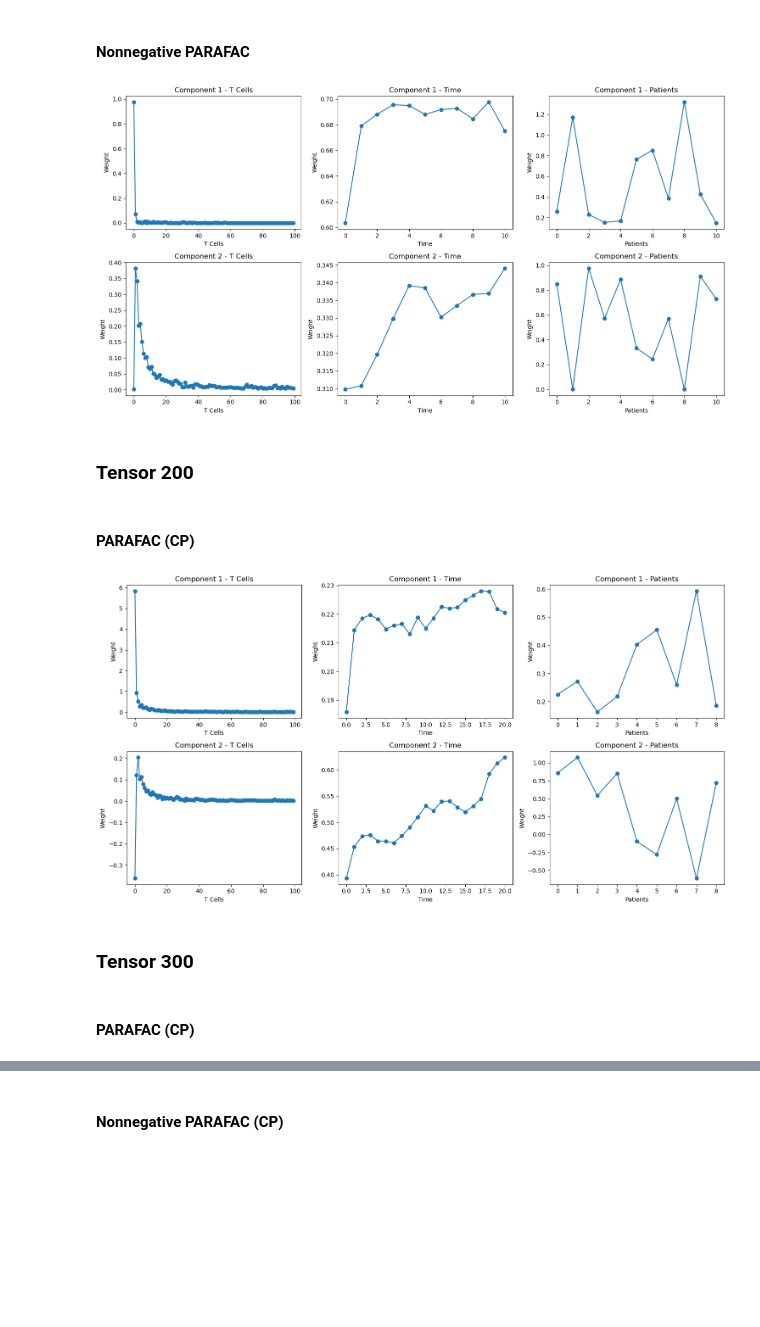
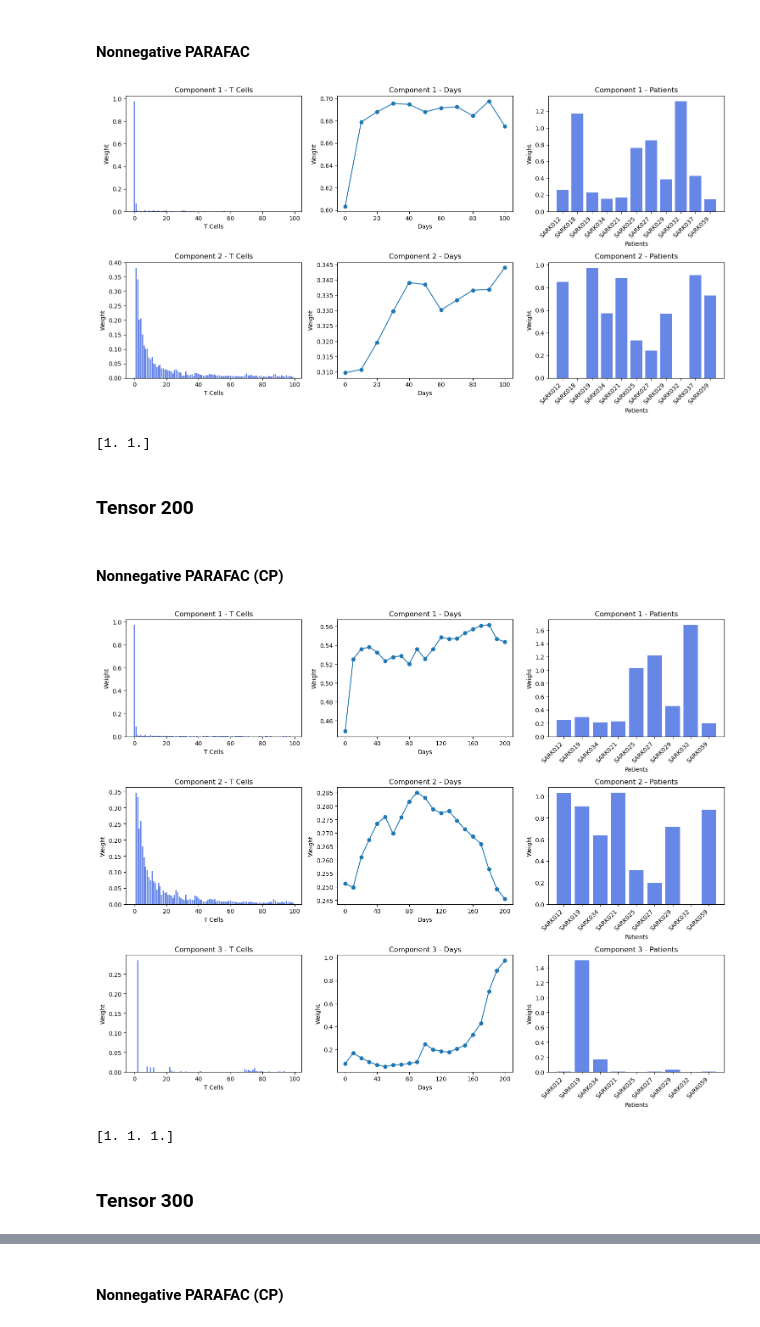
Before and after one commit to pablovadillo/Tensordecomposition, a Jupyter notebook: CP_decomposition.ipynb, the cells around one changed output, grey strips where cells are left out. Saved outputs shown, nothing was run; the diff lists cells and outputs as text; code cells hidden in the pictures; blank space fills up the shorter version.

Commit message:
Simulation, and updated DIFFIT and CP_Decomposition

```diff
--- a/CP_decomposition.ipynb
+++ b/CP_decomposition.ipynb
@@ -100,8 +105,8 @@ visualization_error(non_negative_parafac)
 # %% [markdown]
 ## Decompositions
 # %%
-def decomposition_visualization(factors):
-    factor_labels = ["T Cells", "Time", "Patients"]
+def decomposition_visualization(factors, patients):
+    factor_labels = ["T Cells", "Days", "Patients"]
     x_labels = [range(f.shape[0]) for f in factors]
 
     num_components = factors[0].shape[1]
@@ -111,10 +116,31 @@ def decomposition_visualization(factors):
     for component in range(num_components):
         for dim in range(3):
             ax = axes[component, dim]
-            ax.plot(x_labels[dim], factors[dim][:, component], marker='o', linestyle='-')
+            if dim == 0 or dim == 2:
+                ax.bar(x_labels[dim], factors[dim][:, component], color='royalblue', alpha=0.8)
+            else:
+                ax.plot(x_labels[dim], factors[dim][:, component], marker='o', linestyle='-')
             ax.set_title(f"Component {component+1} - {factor_labels[dim]}")
             ax.set_xlabel(factor_labels[dim])
             ax.set_ylabel("Weight")
+            if dim == 1:
+                time_labels = [t * 10 for t in x_labels[dim]]
+                ax.set_xticks(x_labels[dim])
+                ax.set_xticklabels(time_labels)
+                if len(time_labels) > 29:
+                    step = 6
+                elif len(time_labels) > 19:
+                    step = 4
+                elif len(time_labels) > 9:
+                    step = 2
+                else:
+                    step = 1
+
+                ax.set_xticks(x_labels[dim][::step])  # Reduce number of ticks
+                ax.set_xticklabels(time_labels[::step])
+            if dim == 2:
+                ax.set_xticks(range(len(patients)))
+                ax.set_xticklabels(patients, rotation=45, ha="right")
 
     plt.tight_layout()
     plt.show()
@@ -134,21 +164,27 @@ decomposition_visualization(factors_70)
 #### Nonnegative PARAFAC
 # %%
 tensor_100 = tl.tensor(tensor_100)
-weights_100, factors_100 = non_negative_parafac(tensor_100, rank=2)
-decomposition_visualization(factors_100)
+weights_100, factors_100 = non_negative_parafac(tensor_100, rank=2, normalize_factors=False)
+patients = ['SARK012', 'SARK018', 'SARK019', 'SARK034', 'SARK021', 'SARK025',
+                'SARK027', 'SARK029', 'SARK032', 'SARK037', 'SARK059']
+decomposition_visualization(factors_100, patients)
+print(weights_100)
 # %% [output]
-[figure, old version]
+[figure, new version]
+[1. 1.]
 # %% [markdown]
 ### Tensor 200
 # %% [markdown]
-#### PARAFAC (CP)
+#### Nonnegative PARAFAC (CP)
 # %%
 tensor_200 = tl.tensor(tensor_200)
-weights_200, factors_200 = parafac(tensor_200, rank=2)
-decomposition_visualization(factors_200)
+weights_200, factors_200 = non_negative_parafac(tensor_200, rank=3, normalize_factors=False)
+patients = ['SARK012', 'SARK019', 'SARK034', 'SARK021', 'SARK025',
+            'SARK027', 'SARK029', 'SARK032', 'SARK059']
+decomposition_visualization(factors_200, patients)
+print(weights_200)
 # %% [output]
-[figure, old version]
+[figure, new version]
+[1. 1. 1.]
 # %% [markdown]
 ### Tensor 300
-# %% [markdown]
-#### PARAFAC (CP)
```
Also changed, not shown: parts of 9 cells of this notebook, 2 other files.
